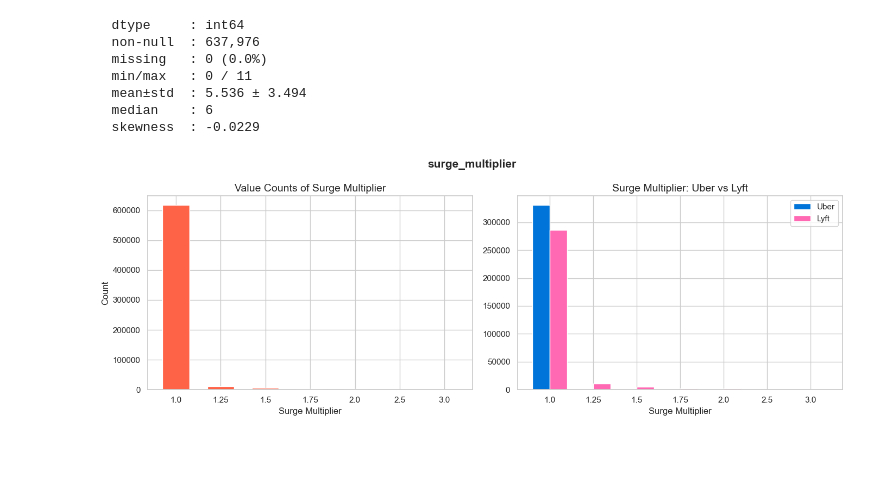
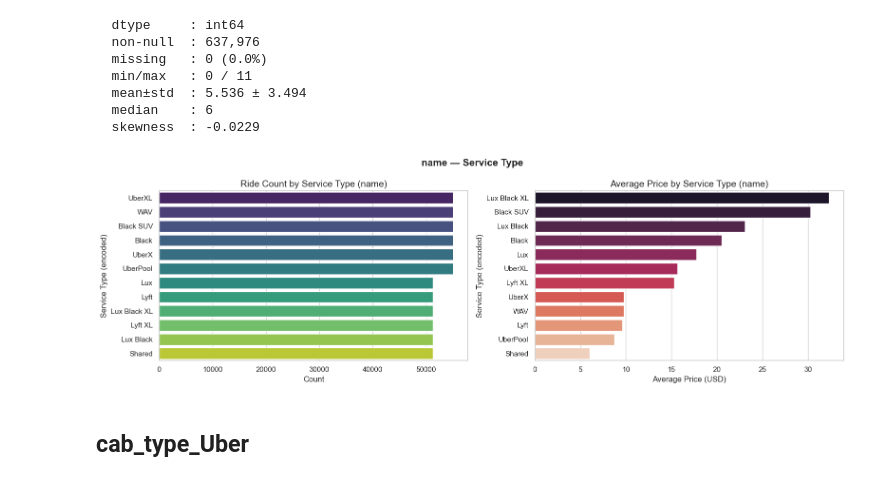
Before and after one commit to Bobbie-CPE38/cpe232-final-project, a Jupyter notebook: notebooks/eda_univariate.ipynb, the cells around one changed output. Drawn from its saved outputs; the diff is of its cells as text; code cells hidden in the pictures; blank space fills up the shorter version.

```diff
--- a/notebooks/eda_univariate.ipynb
+++ b/notebooks/eda_univariate.ipynb
@@ -12,7 +12,7 @@ plt.rcParams['figure.figsize'] = (10, 5)
 plt.rcParams['axes.titlesize'] = 14
 plt.rcParams['axes.labelsize'] = 12
 
-df = pd.read_csv('../data/processed/rideshare_prepared.csv')
+df = pd.read_csv('../data/processed/rideshare_cleaned.csv')
 print(f"Dataset shape: {df.shape}")
 print(f"Columns: {list(df.columns)}")
 # %% [output]
@@ -107,32 +114,26 @@ quick_summary('name')
   median    : 6
   skewness  : -0.0229
 # %%
-fig, axes = plt.subplots(1, 2, figsize=(14, 5))
+fig, axes = plt.subplots(1, 2, figsize=(16, 5))
 
-surge_counts = df['surge_multiplier'].value_counts().sort_index()
-axes[0].bar(surge_counts.index.astype(str), surge_counts.values, color='tomato', width=0.6)
-axes[0].set_title('Value Counts of Surge Multiplier')
-axes[0].set_xlabel('Surge Multiplier')
-axes[0].set_ylabel('Count')
+# Count per service type
+name_counts = df['name'].value_counts()
+sns.barplot(x=name_counts.values, y=name_counts.index.astype(str), palette='viridis', ax=axes[0])
+axes[0].set_title('Ride Count by Service Type (name)')
+axes[0].set_xlabel('Count')
+axes[0].set_ylabel('Service Type (encoded)')
 
-# แยกดู Uber vs Lyft (ถ้ามี cab_type_Uber column)
-if 'cab_type_Uber' in df.columns:
-    uber_surge = df[df['cab_type_Uber'] == 1]['surge_multiplier'].value_counts().sort_index()
-    lyft_surge = df[df['cab_type_Uber'] == 0]['surge_multiplier'].value_counts().sort_index()
-    x = np.arange(len(surge_counts.index))
-    axes[1].bar(x - 0.2, uber_surge.reindex(surge_counts.index, fill_value=0), 0.4, label='Uber', color='#0074D9')
-    axes[1].bar(x + 0.2, lyft_surge.reindex(surge_counts.index, fill_value=0), 0.4, label='Lyft', color='#FF69B4')
-    axes[1].set_xticks(x)
-    axes[1].set_xticklabels(surge_counts.index.astype(str))
-    axes[1].set_title('Surge Multiplier: Uber vs Lyft')
-    axes[1].set_xlabel('Surge Multiplier')
-    axes[1].legend()
-else:
-    sns.boxplot(y=df['surge_multiplier'], color='tomato', ax=axes[1])
-    axes[1].set_title('Boxplot of Surge Multiplier')
+# Average price per service type
+avg_price = df.groupby('name')['price'].mean().sort_values(ascending=False)
+sns.barplot(x=avg_price.values, y=avg_price.index.astype(str), palette='rocket', ax=axes[1])
+axes[1].set_title('Average Price by Service Type (name)')
+axes[1].set_xlabel('Average Price (USD)')
+axes[1].set_ylabel('Service Type (encoded)')
 
-plt.suptitle('surge_multiplier', fontsize=15, fontweight='bold')
+plt.suptitle('name — Service Type', fontsize=15, fontweight='bold')
 plt.tight_layout()
 plt.show()
 # %% [output]
-[figure, old version]
+[figure, new version]
+# %% [markdown]
+## cab_type_Uber
```
Also changed, not shown: parts of 20 cells of this notebook.
